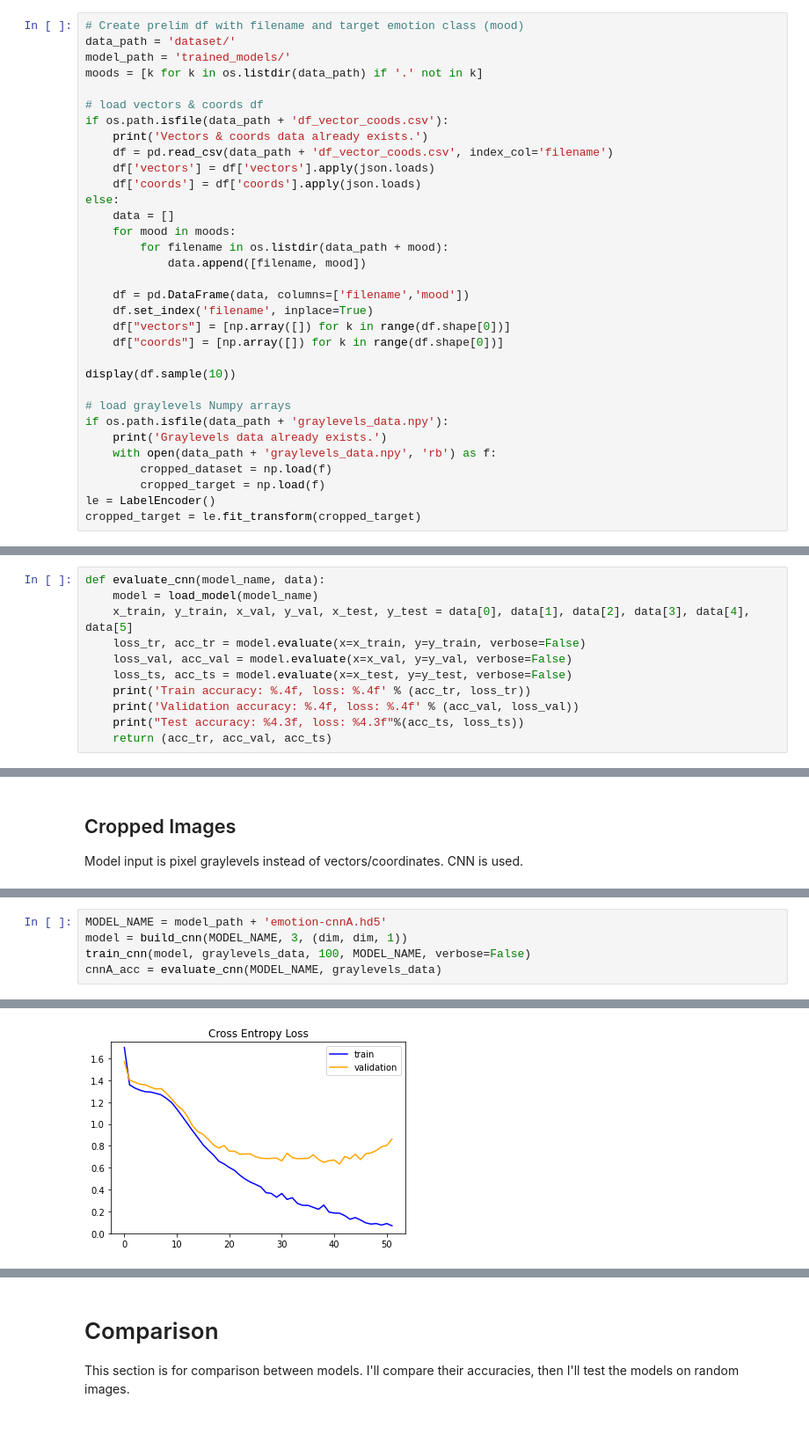
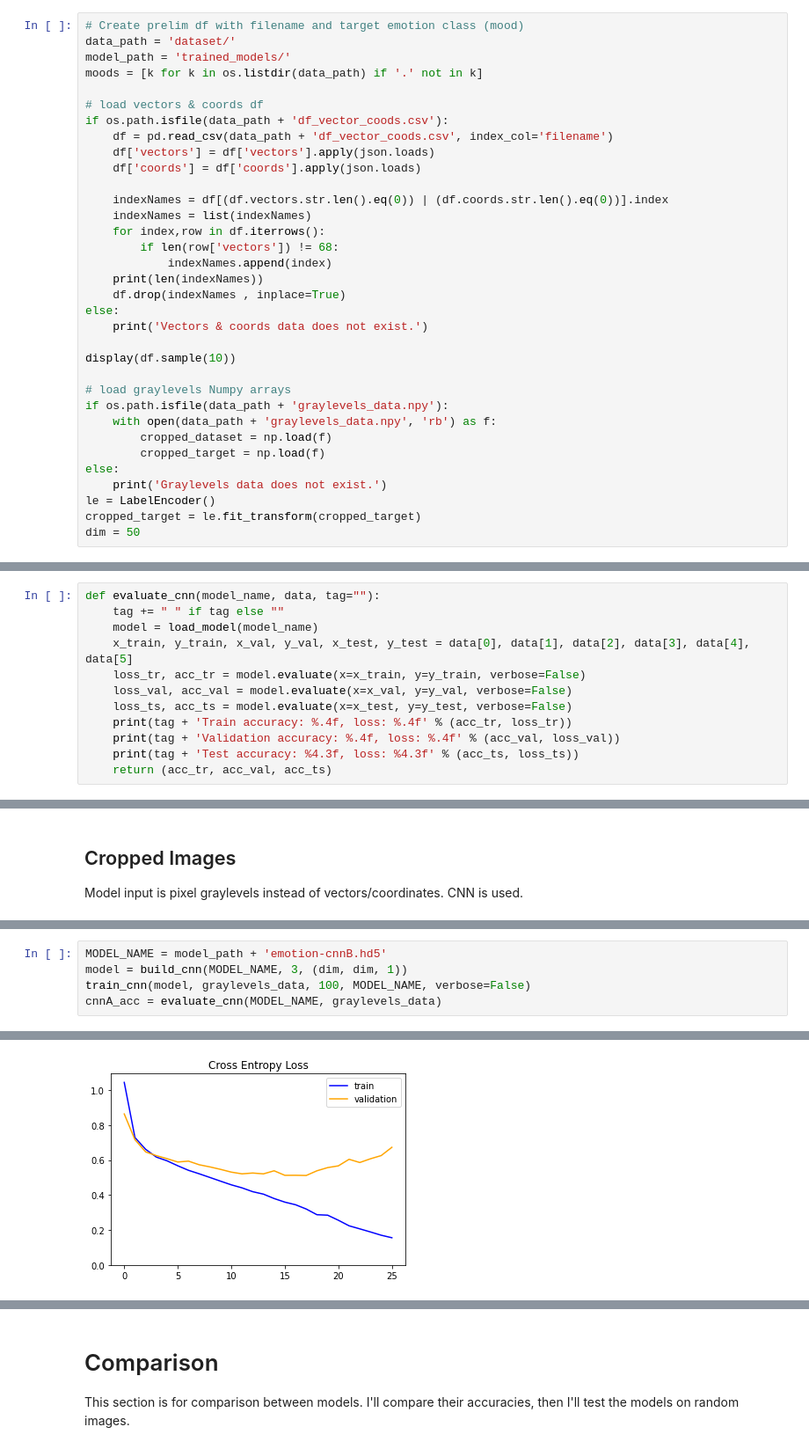
Before and after one commit to rachung2510/FYP70_SocialRobot, a Jupyter notebook: EmotionRecognition/model.ipynb, the cells around one changed output, grey strips where cells are left out. Shown at 88% size. Drawn from its saved outputs; the diff is of its cells as text.

Commit message:
trained models with new data

```diff
--- a/EmotionRecognition/model.ipynb
+++ b/EmotionRecognition/model.ipynb
@@ -38,29 +32,30 @@ moods = [k for k in os.listdir(data_path) if '.' not in k]
 
 # load vectors & coords df
 if os.path.isfile(data_path + 'df_vector_coods.csv'):
-    print('Vectors & coords data already exists.')
     df = pd.read_csv(data_path + 'df_vector_coods.csv', index_col='filename')
     df['vectors'] = df['vectors'].apply(json.loads)
     df['coords'] = df['coords'].apply(json.loads)
+
+    indexNames = df[(df.vectors.str.len().eq(0)) | (df.coords.str.len().eq(0))].index
+    indexNames = list(indexNames)
+    for index,row in df.iterrows():
+        if len(row['vectors']) != 68:
+            indexNames.append(index)
+    print(len(indexNames))
+    df.drop(indexNames , inplace=True)
 else:
-    data = []
-    for mood in moods:
-        for filename in os.listdir(data_path + mood):
-            data.append([filename, mood])
-
-    df = pd.DataFrame(data, columns=['filename','mood'])
-    df.set_index('filename', inplace=True)
-    df["vectors"] = [np.array([]) for k in range(df.shape[0])]
-    df["coords"] = [np.array([]) for k in range(df.shape[0])]
+    print('Vectors & coords data does not exist.')
 
 display(df.sample(10))
 
 # load graylevels Numpy arrays
 if os.path.isfile(data_path + 'graylevels_data.npy'):
-    print('Graylevels data already exists.')
     with open(data_path + 'graylevels_data.npy', 'rb') as f:
         cropped_dataset = np.load(f)
         cropped_target = np.load(f)
+else:
+    print('Graylevels data does not exist.')
 le = LabelEncoder()
 cropped_target = le.fit_transform(cropped_target)
+dim = 50
 # %% [output]
@@ -388,15 +202,16 @@ def train_cnn(model, data, epochs, model_name, verbose=False, plots=True):
         plt.legend()
         plt.show()
 # %%
-def evaluate_cnn(model_name, data):
+def evaluate_cnn(model_name, data, tag=""):
+    tag += " " if tag else ""
     model = load_model(model_name)
     x_train, y_train, x_val, y_val, x_test, y_test = data[0], data[1], data[2], data[3], data[4], data[5]
     loss_tr, acc_tr = model.evaluate(x=x_train, y=y_train, verbose=False)
     loss_val, acc_val = model.evaluate(x=x_val, y=y_val, verbose=False)
     loss_ts, acc_ts = model.evaluate(x=x_test, y=y_test, verbose=False)
-    print('Train accuracy: %.4f, loss: %.4f' % (acc_tr, loss_tr))
-    print('Validation accuracy: %.4f, loss: %.4f' % (acc_val, loss_val))
-    print("Test accuracy: %4.3f, loss: %4.3f"%(acc_ts, loss_ts))
+    print(tag + 'Train accuracy: %.4f, loss: %.4f' % (acc_tr, loss_tr))
+    print(tag + 'Validation accuracy: %.4f, loss: %.4f' % (acc_val, loss_val))
+    print(tag + 'Test accuracy: %4.3f, loss: %4.3f' % (acc_ts, loss_ts))
     return (acc_tr, acc_val, acc_ts)
 # %% [markdown]
 ## CNN
@@ -652,5 +475,5 @@ Train Y shape: (588, 8)
 # %%
-MODEL_NAME = model_path + 'emotion-cnnA.hd5'
+MODEL_NAME = model_path + 'emotion-cnnB.hd5'
 model = build_cnn(MODEL_NAME, 3, (dim, dim, 1))
 train_cnn(model, graylevels_data, 100, MODEL_NAME, verbose=False)
 cnnA_acc = evaluate_cnn(MODEL_NAME, graylevels_data)
@@ -661 +484 @@ Done (52 epochs). Time taken: 1m3s.
-[figure, old version]
+[figure, new version]
```
Also changed, not shown: parts of 36 cells of this notebook.
